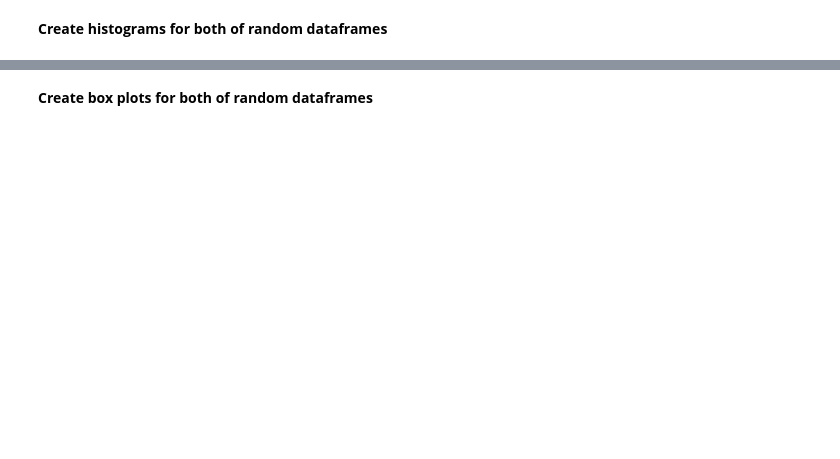
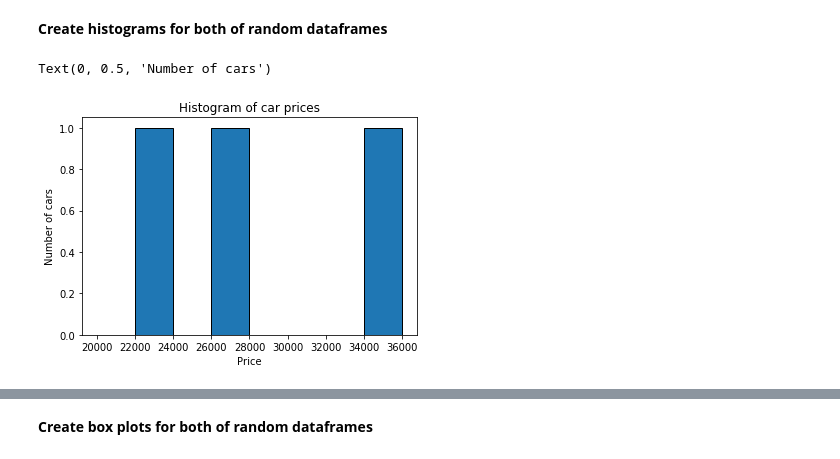
Before and after one commit to Netherwulf/data-science-toolkit, a Jupyter notebook: pandas_introduction.ipynb, the cells around one changed output, grey strips where cells are left out. Cells and saved outputs as stored; diff of their text form; code cells hidden in the pictures; blank space fills up the shorter version.

```diff
--- a/pandas_introduction.ipynb
+++ b/pandas_introduction.ipynb
@@ -151,2 +163,10 @@ second_random_dataframe
 # %% [markdown]
 <b>Create histograms for both of random dataframes</b>
+# %%
+plt.hist(first_random_dataframe['Price'], bins=[20000, 22000, 24000, 26000, 28000, 30000, 32000, 34000, 36000], ec='black')
+plt.title('Histogram of car prices')
+plt.xlabel('Price')
+plt.ylabel('Number of cars')
+# %% [output]
+Text(0, 0.5, 'Number of cars')
+[figure, added]
```
Also changed, not shown: parts of 12 cells of this notebook.
